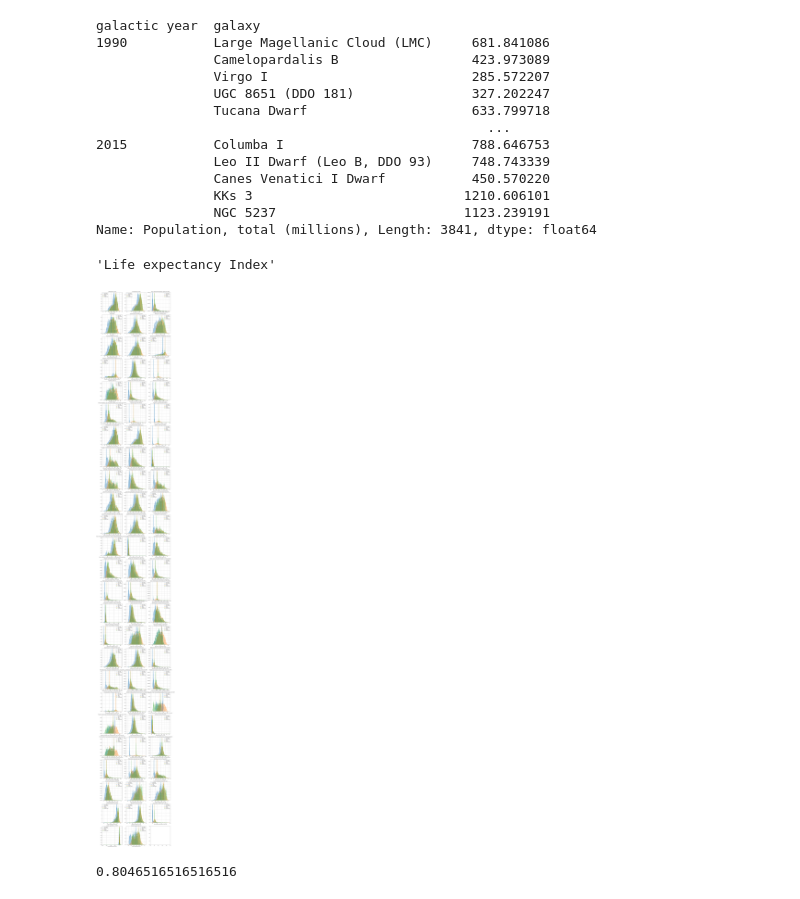
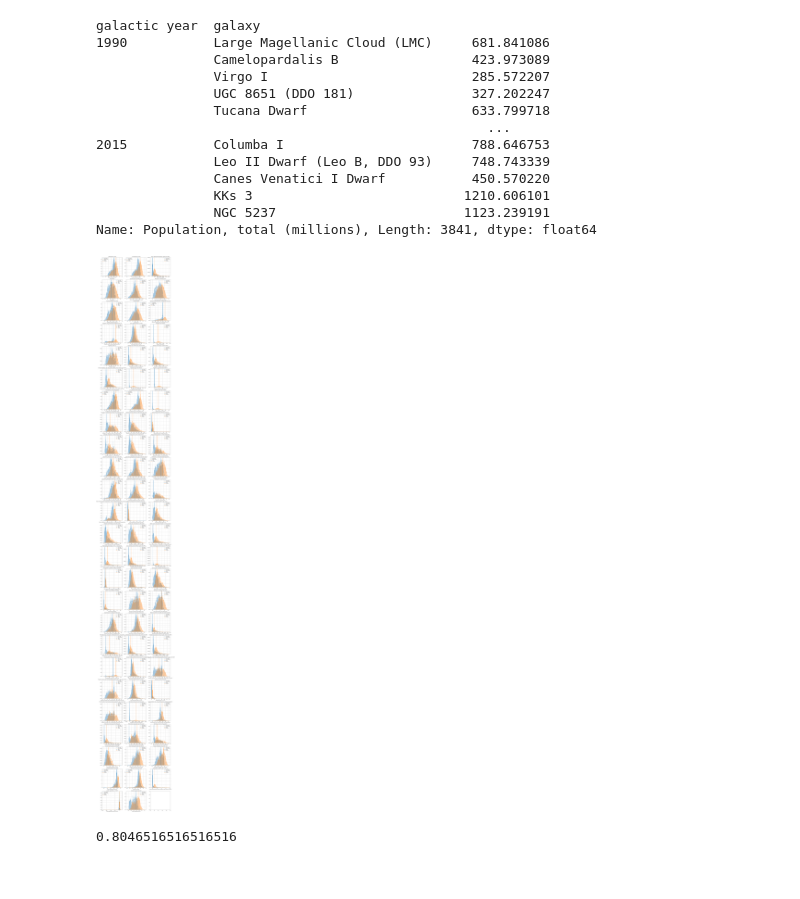
Before and after one commit to D1nay/prohack2020, a Jupyter notebook: Mapping countries to galaxies.ipynb, the cells around one changed output. Drawn from its saved outputs; the diff is of its cells as text; code cells hidden in the pictures.

Commit message:
Plots tweak

```diff
--- a/Mapping countries to galaxies.ipynb
+++ b/Mapping countries to galaxies.ipynb
@@ -743,4 +723,0 @@ undp_reduced
-# %%
-hist1 = plt.hist(undp_reduced.iloc[:, -4], color='b', label='UNDP', bins=50)
-peak1 = (hist1[1][np.argmax(hist1[0])]
- + hist1[1][np.argmax(hist1[0])+1])/2
@@ -787,10 +741,6 @@ galactic year  galaxy
                KKs 3                           1210.606101
                NGC 5237                        1123.239191
 Name: Population, total (millions), Length: 3841, dtype: float64
-# %%
-undp_reduced.columns[0]
-# %% [output]
-'Life expectancy Index'
 # %%
 # Cycled plots
 from scipy.stats import gaussian_kde
@@ -814,35 +764,35 @@ for i in range(len(undp_reduced.columns)):
     peak1 = x1[np.argmax(kde1.pdf(x1))]
     peak2 = x2[np.argmax(kde2.pdf(x2))]
 
     ax.axvline(x=peak1, color=colors[0], ls='-', label='peak UNDP')
     ax.axvline(x=peak2, color=colors[1], ls='-', label='peak Contest')
 
 
-    sns.distplot(undp_reduced.iloc[:, i] + peak2 - peak1, color=colors[2], label='Shifted UNDP', bins=50, ax=ax)
+#    sns.distplot(undp_reduced.iloc[:, i] + peak2 - peak1, color=colors[2], label='Shifted UNDP', bins=50, ax=ax)
 #     ax.axvline(x=undp_reduced.iloc[:, i].mean(), color=colors[0], ls='--', label='UNDP mean')
 #     ax.axvline(x=data_train_cl_no_world.iloc[:, i].mean(), color=colors[1], ls='--', label='Contest mean')
 #   ax.axvline(x=undp_reduced.iloc[:, i].mean() + 0.25*undp_reduced.iloc[:, i].median(), color=colors[2], ls='--')
 
     ax.grid()
     ax.title.set_text(undp_reduced.columns[i])
     ax.legend()
     # ax.show()
     # print('k =', k)
     # print('c =', c)
 
 # print('blue std =', np.std(undp_reduced.iloc[:, i]))
 # print('blue mean =', undp_reduced.iloc[:, i].mean())
 # print('blue median =', undp_reduced.iloc[:, i].median())
 # print('blue min =', undp_reduced.iloc[:, i].min())
 # print('blue max =', undp_reduced.iloc[:, i].max(), '\n')
 
 # print('red std =', np.std(data_train_cl_no_world.iloc[:, i]))
 # print('red mean =', data_train_cl_no_world.iloc[:, i].mean())
 # print('red median =', data_train_cl_no_world.iloc[:, i].median())
 # print('red min =', data_train_cl_no_world.iloc[:, i].min())
 # print('red max =', data_train_cl_no_world.iloc[:, i].max())
 # %% [output]
-[figure, old version]
+[figure, new version]
 # %%
 from scipy.stats import gaussian_kde
 i=0
```
Also changed, not shown: parts of 4 cells of this notebook.
